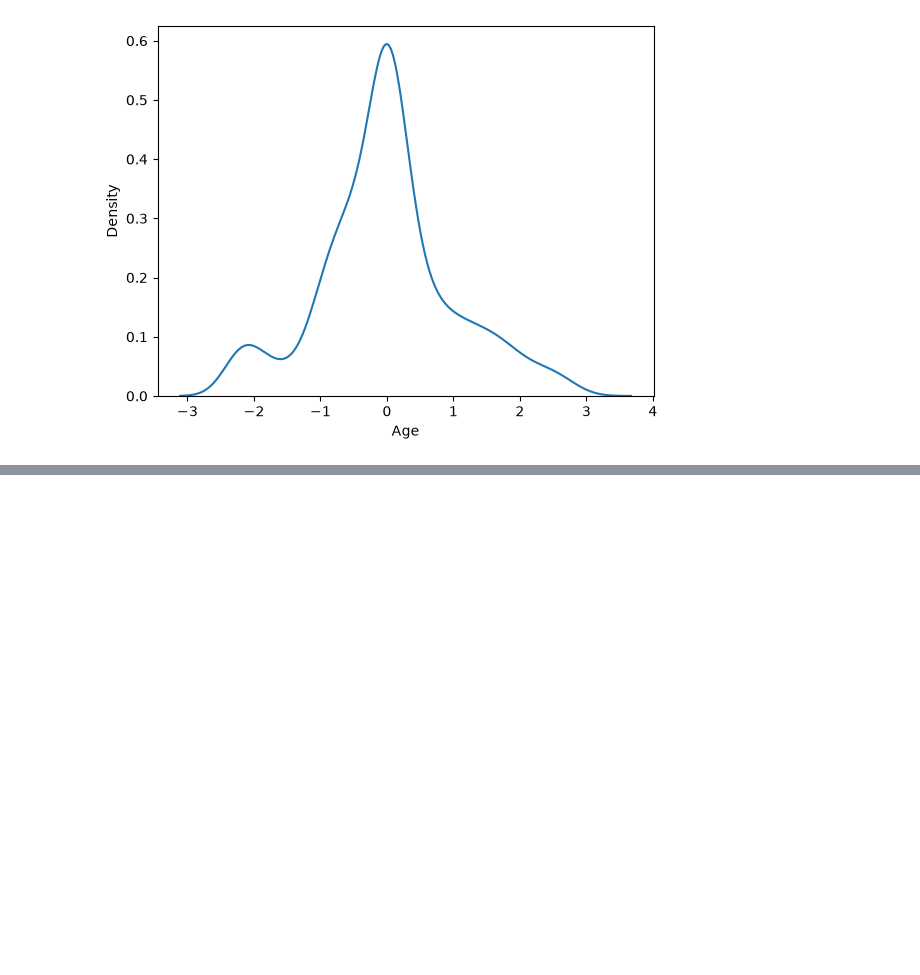
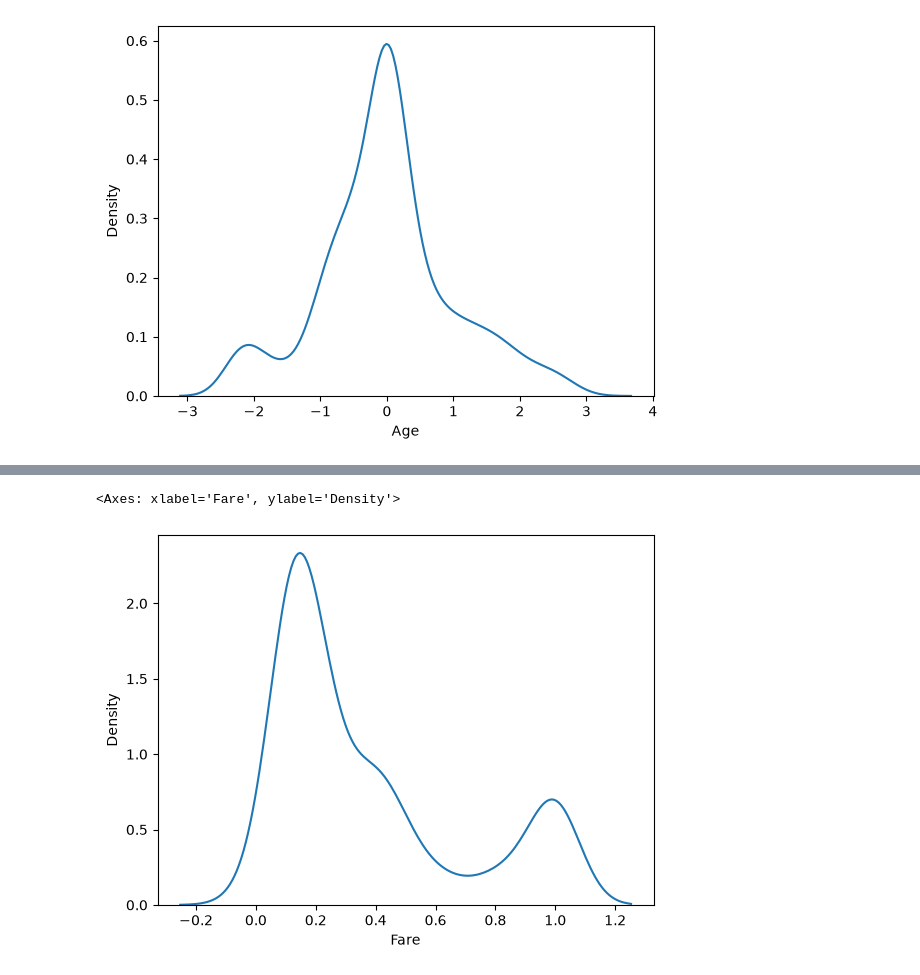
Before and after one commit to SamiulIslam007/phitron-machine-learning-practice, a Jupyter notebook: feature_engineering.ipynb, the cells around one changed output, grey strips where cells are left out. Drawn from its saved outputs; the diff is of its cells as text; code cells hidden in the pictures; blank space fills up the shorter version.

```diff
--- a/feature_engineering.ipynb
+++ b/feature_engineering.ipynb
@@ -982,0 +990,9 @@ sns.kdeplot(data=X_train, x = 'Age')
+# %%
+from sklearn.preprocessing import MinMaxScaler
+
+mms = MinMaxScaler()
+
+mms.fit(X_train[['Fare']])
+
+X_train['Fare']  = mms.transform(X_train[['Fare']]).ravel()
+X_test['Fare']  = mms.transform(X_test[['Fare']]).ravel()
@@ -982,0 +1011,5 @@ sns.kdeplot(data=X_train, x = 'Age')
+# %%
+sns.kdeplot(data=X_train, x='Fare')
+# %% [output]
+<Axes: xlabel='Fare', ylabel='Density'>
+[figure, added]
```
Also changed, not shown: parts of 3 cells of this notebook.
